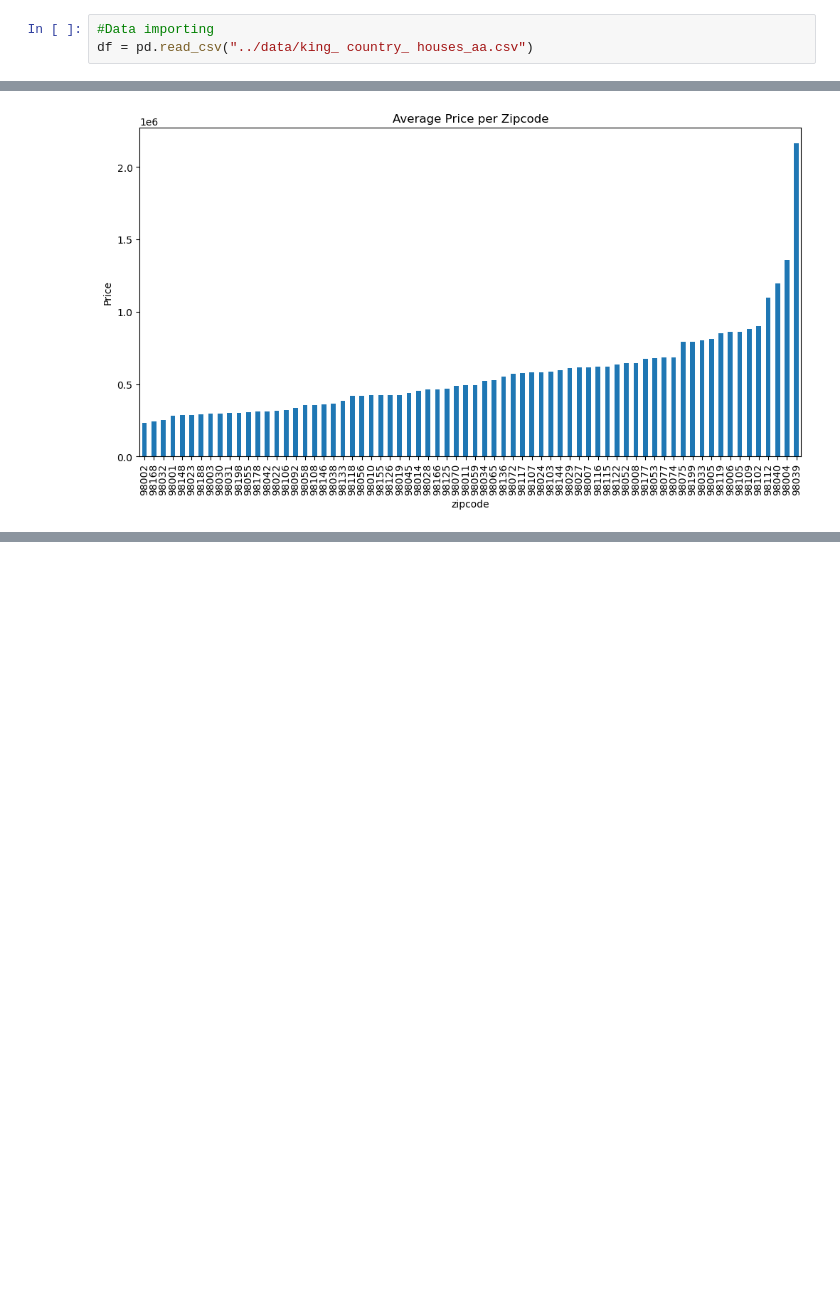
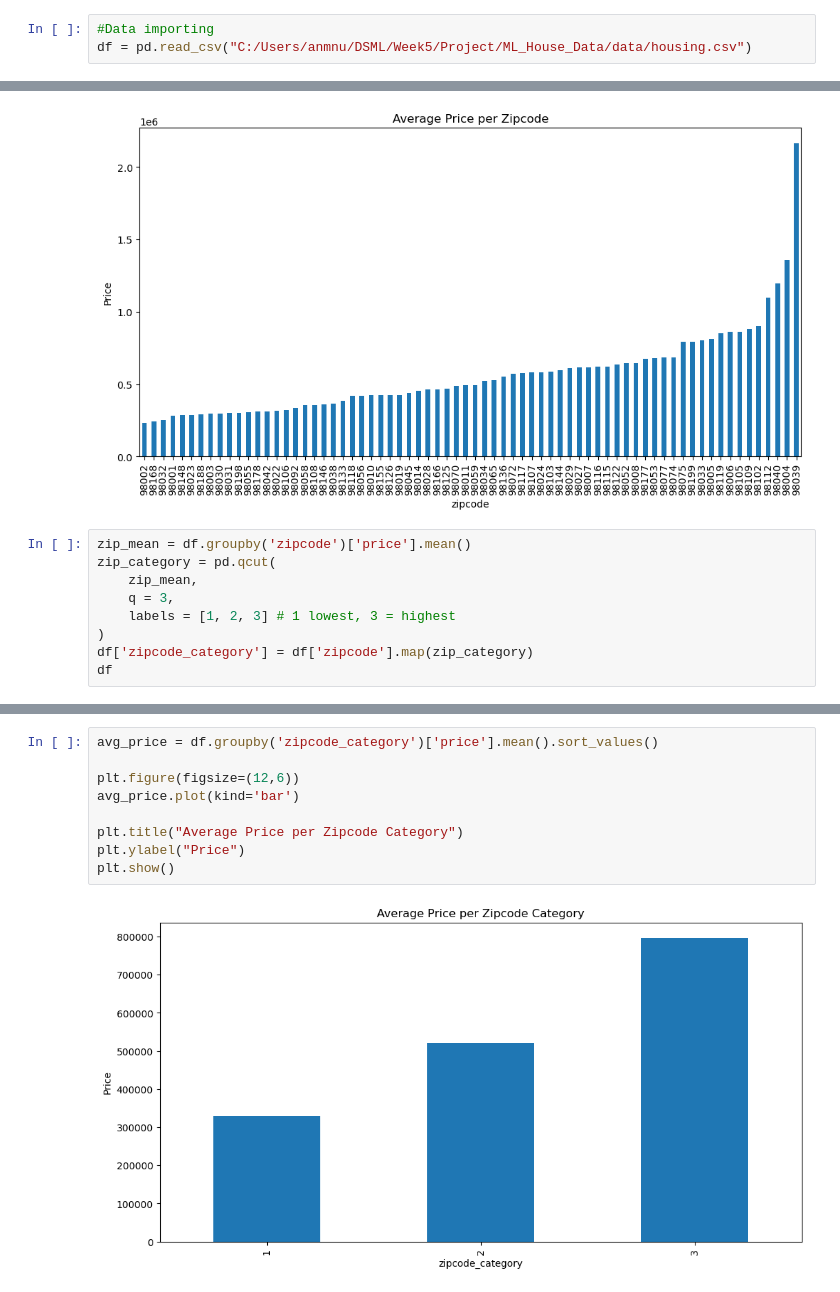
Before and after one commit to Jan-Sael/ML_House_Data, a Jupyter notebook: notebooks/01_eda_and_baseline.ipynb, the cells around one changed output, grey strips where cells are left out. Drawn from its saved outputs; the diff is of its cells as text; blank space fills up the shorter version.

```diff
--- a/notebooks/01_eda_and_baseline.ipynb
+++ b/notebooks/01_eda_and_baseline.ipynb
@@ -16,7 +16,7 @@ import numpy as np
 1. Load Dataset
 # %%
 #Data importing
-df = pd.read_csv("../data/king_ country_ houses_aa.csv")
+df = pd.read_csv("C:/Users/anmnu/DSML/Week5/Project/ML_House_Data/data/housing.csv")
 # %% [markdown]
 2. Explore the data
 # %%
@@ -249,3 +340,12 @@ plt.ylabel("Price")
 plt.show()
 # %% [output]
 [figure]
+# %%
+zip_mean = df.groupby('zipcode')['price'].mean()
+zip_category = pd.qcut(
+    zip_mean,
+    q = 3,
+    labels = [1, 2, 3] # 1 lowest, 3 = highest
+)
+df['zipcode_category'] = df['zipcode'].map(zip_category)
+df
@@ -251,0 +374,11 @@ plt.show()
+# %%
+avg_price = df.groupby('zipcode_category')['price'].mean().sort_values()
+
+plt.figure(figsize=(12,6))
+avg_price.plot(kind='bar')
+
+plt.title("Average Price per Zipcode Category")
+plt.ylabel("Price")
+plt.show()
+# %% [output]
+[figure, added]
```
Also changed, not shown: parts of 10 cells of this notebook.
